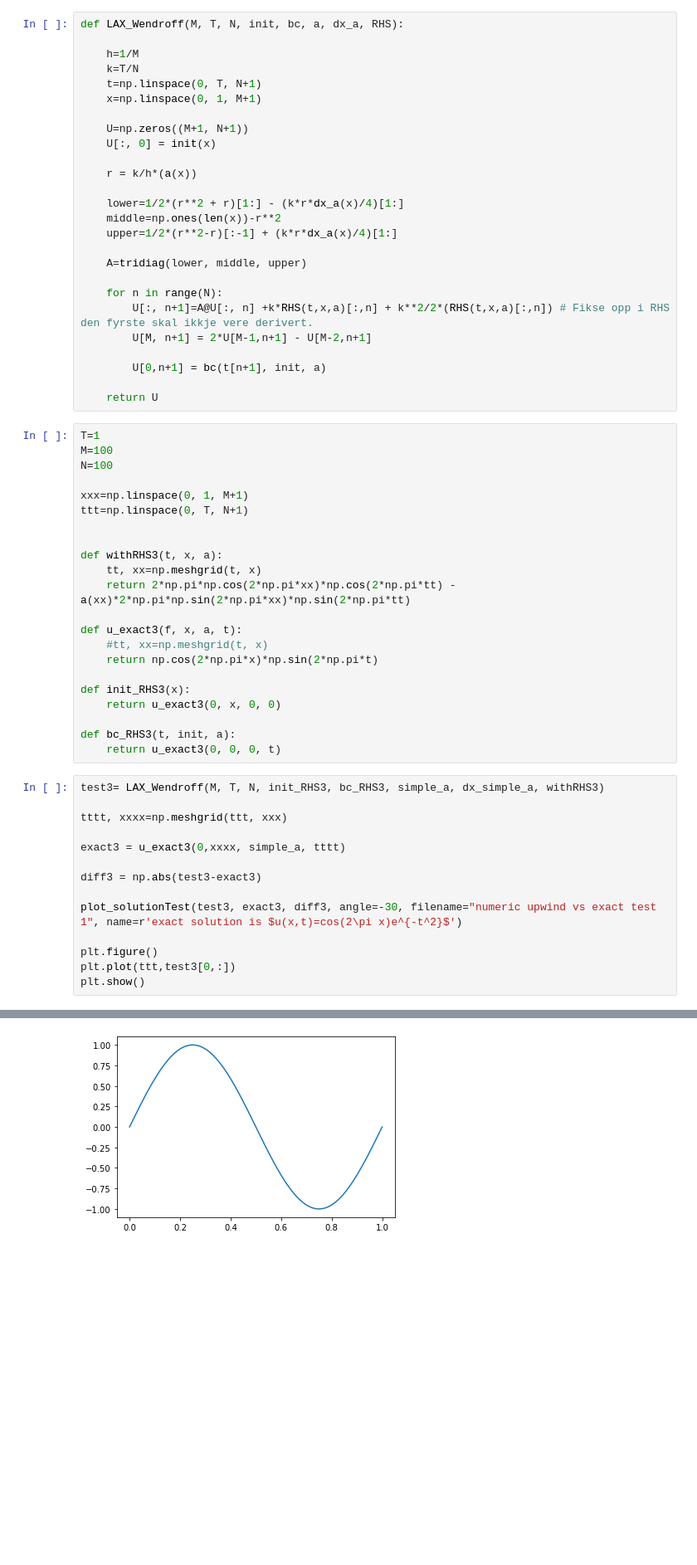
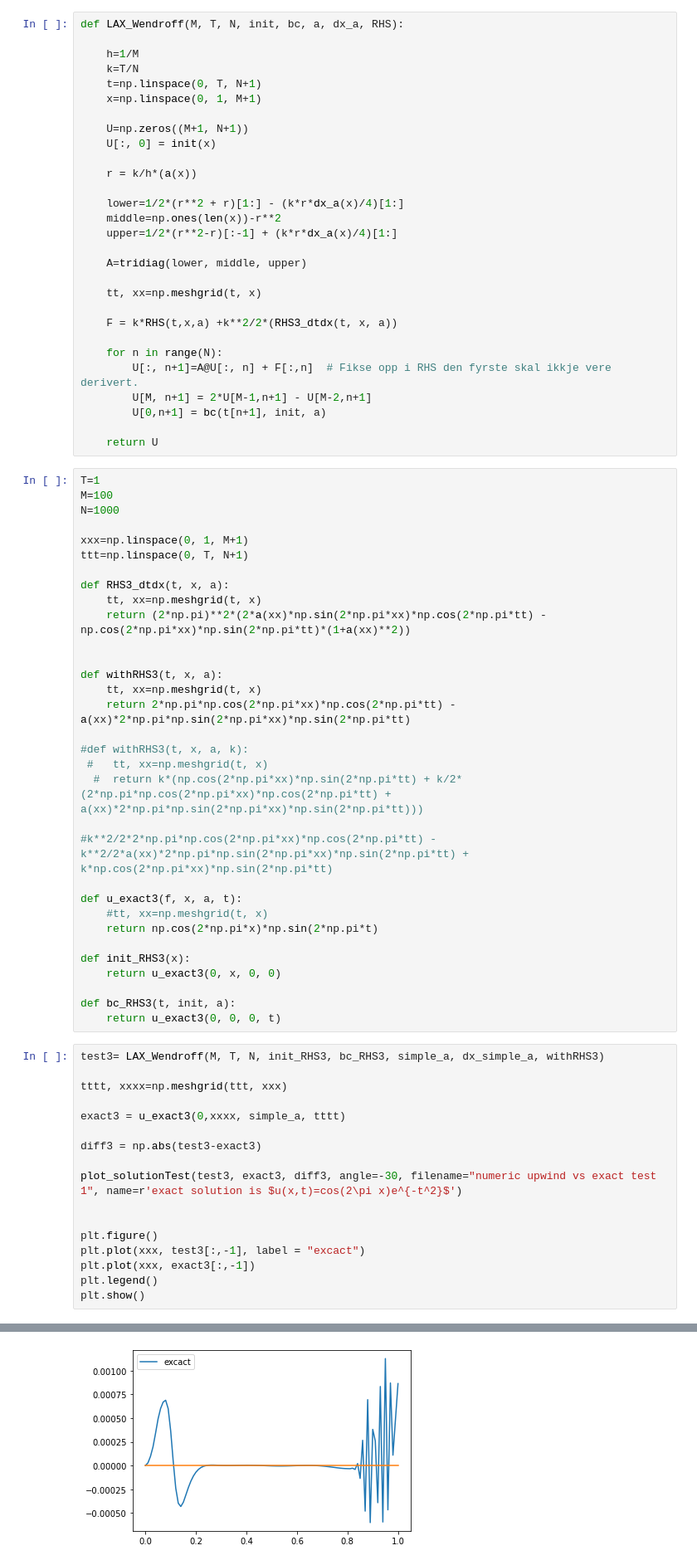
Before and after one commit to ulrikunneberg/numdiffprosj2, a Jupyter notebook: Gorms Big Dick Fil.ipynb, the cells around one changed output, grey strips where cells are left out. Shown at 83% size. Drawn from its saved outputs; the diff is of its cells as text; blank space fills up the shorter version.

```diff
--- a/Gorms Big Dick Fil.ipynb
+++ b/Gorms Big Dick Fil.ipynb
@@ -80,25 +80,38 @@ def LAX_Wendroff(M, T, N, init, bc, a, dx_a, RHS):
 
     A=tridiag(lower, middle, upper)
 
+    tt, xx=np.meshgrid(t, x)
+
+    F = k*RHS(t,x,a) +k**2/2*(RHS3_dtdx(t, x, a))
+
     for n in range(N):
-        U[:, n+1]=A@U[:, n] +k*RHS(t,x,a)[:,n] + k**2/2*(RHS(t,x,a)[:,n]) # Fikse opp i RHS den fyrste skal ikkje vere derivert.
+        U[:, n+1]=A@U[:, n] + F[:,n]  # Fikse opp i RHS den fyrste skal ikkje vere derivert.
         U[M, n+1] = 2*U[M-1,n+1] - U[M-2,n+1]
-
         U[0,n+1] = bc(t[n+1], init, a)
 
     return U
 # %%
 T=1
 M=100
-N=100
+N=1000
 
 xxx=np.linspace(0, 1, M+1)
 ttt=np.linspace(0, T, N+1)
+
+def RHS3_dtdx(t, x, a):
+    tt, xx=np.meshgrid(t, x)
+    return (2*np.pi)**2*(2*a(xx)*np.sin(2*np.pi*xx)*np.cos(2*np.pi*tt) - np.cos(2*np.pi*xx)*np.sin(2*np.pi*tt)*(1+a(xx)**2))
 
 
 def withRHS3(t, x, a):
     tt, xx=np.meshgrid(t, x)
     return 2*np.pi*np.cos(2*np.pi*xx)*np.cos(2*np.pi*tt) - a(xx)*2*np.pi*np.sin(2*np.pi*xx)*np.sin(2*np.pi*tt)
+
+#def withRHS3(t, x, a, k):
+ #   tt, xx=np.meshgrid(t, x)
+  #  return k*(np.cos(2*np.pi*xx)*np.sin(2*np.pi*tt) + k/2*(2*np.pi*np.cos(2*np.pi*xx)*np.cos(2*np.pi*tt) + a(xx)*2*np.pi*np.sin(2*np.pi*xx)*np.sin(2*np.pi*tt)))
+
+#k**2/2*2*np.pi*np.cos(2*np.pi*xx)*np.cos(2*np.pi*tt) - k**2/2*a(xx)*2*np.pi*np.sin(2*np.pi*xx)*np.sin(2*np.pi*tt) + k*np.cos(2*np.pi*xx)*np.sin(2*np.pi*tt)
 
 def u_exact3(f, x, a, t):
     #tt, xx=np.meshgrid(t, x)
@@ -120,7 +133,10 @@ diff3 = np.abs(test3-exact3)
 
 plot_solutionTest(test3, exact3, diff3, angle=-30, filename="numeric upwind vs exact test 1", name=r'exact solution is $u(x,t)=cos(2\pi x)e^{-t^2}$')
 
+
 plt.figure()
-plt.plot(ttt,test3[0,:])
+plt.plot(xxx, test3[:,-1], label = "excact")
+plt.plot(xxx, exact3[:,-1])
+plt.legend()
 plt.show()
 # %% [output]
@@ -128 +144 @@ plt.show()
-[figure, old version]
+[figure, new version]
```
Also changed, not shown: parts of 9 cells of this notebook.
